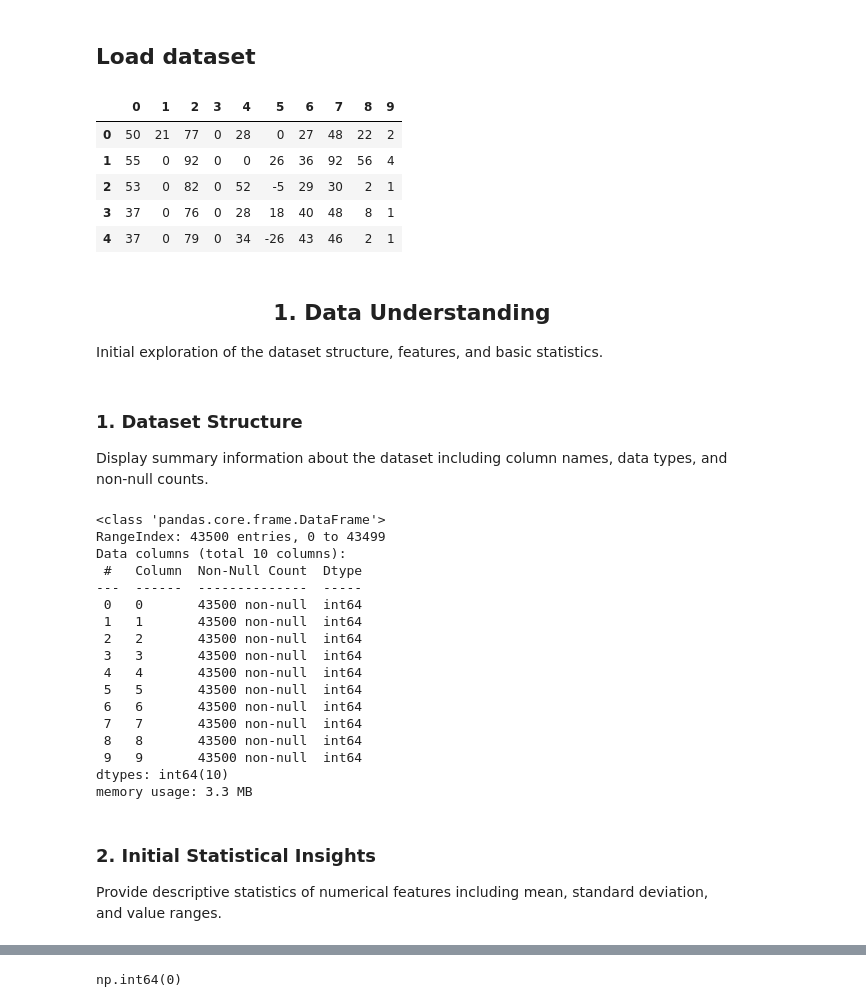
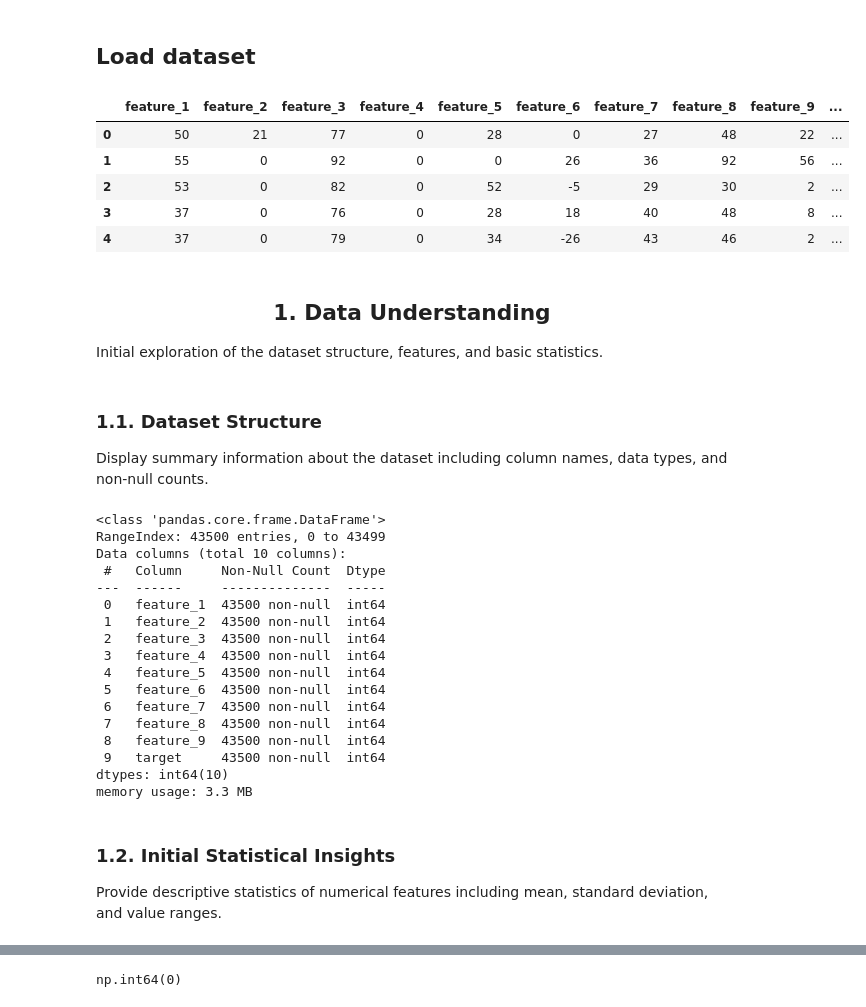
Before and after one commit to Daniyaliranmehr/Neural-Network-Training-Techniques, a Jupyter notebook: notebooks/01_data_preparation.ipynb, the cells around one changed output, grey strips where cells are left out. Saved outputs shown, nothing was run; the diff lists cells and outputs as text; code cells hidden in the pictures.

```diff
--- a/notebooks/01_data_preparation.ipynb
+++ b/notebooks/01_data_preparation.ipynb
@@ -20,20 +24,32 @@ data.delimited_to_csv(
 )
 # %%
 df = pd.read_csv("../data/train.csv", header=None)
+df.columns = [
+    "feature_1",
+    "feature_2",
+    "feature_3",
+    "feature_4",
+    "feature_5",
+    "feature_6",
+    "feature_7",
+    "feature_8",
+    "feature_9",
+    "target",
+]
 df.head()
 # %% [output]
-|  | 0 | 1 | 2 | 3 | 4 | 5 | 6 | 7 | 8 | 9 |
-| 0 | 50 | 21 | 77 | 0 | 28 | 0 | 27 | 48 | 22 | 2 |
-| 1 | 55 | 0 | 92 | 0 | 0 | 26 | 36 | 92 | 56 | 4 |
-| 2 | 53 | 0 | 82 | 0 | 52 | -5 | 29 | 30 | 2 | 1 |
-| 3 | 37 | 0 | 76 | 0 | 28 | 18 | 40 | 48 | 8 | 1 |
-| 4 | 37 | 0 | 79 | 0 | 34 | -26 | 43 | 46 | 2 | 1 |
+|  | feature_1 | feature_2 | feature_3 | feature_4 | feature_5 | feature_6 | feature_7 | feature_8 | feature_9 | ... |
+| 0 | 50 | 21 | 77 | 0 | 28 | 0 | 27 | 48 | 22 | ... |
+| 1 | 55 | 0 | 92 | 0 | 0 | 26 | 36 | 92 | 56 | ... |
+| 2 | 53 | 0 | 82 | 0 | 52 | -5 | 29 | 30 | 2 | ... |
+| 3 | 37 | 0 | 76 | 0 | 28 | 18 | 40 | 48 | 8 | ... |
+| 4 | 37 | 0 | 79 | 0 | 34 | -26 | 43 | 46 | 2 | ... |
 # %% [markdown]
 <h2 align="center">1. Data Understanding</h2>
 
 Initial exploration of the dataset structure, features, and basic statistics.
 # %% [markdown]
-### 1. Dataset Structure
+### 1.1. Dataset Structure
 
 Display summary information about the dataset including column names, data types, and non-null counts.
 # %%
@@ -42,22 +58,22 @@ df.info()
 <class 'pandas.core.frame.DataFrame'>
 RangeIndex: 43500 entries, 0 to 43499
 Data columns (total 10 columns):
- #   Column  Non-Null Count  Dtype
----  ------  --------------  -----
- 0   0       43500 non-null  int64
- 1   1       43500 non-null  int64
- 2   2       43500 non-null  int64
- 3   3       43500 non-null  int64
- 4   4       43500 non-null  int64
- 5   5       43500 non-null  int64
- 6   6       43500 non-null  int64
- 7   7       43500 non-null  int64
- 8   8       43500 non-null  int64
- 9   9       43500 non-null  int64
+ #   Column     Non-Null Count  Dtype
+---  ------     --------------  -----
+ 0   feature_1  43500 non-null  int64
+ 1   feature_2  43500 non-null  int64
+ 2   feature_3  43500 non-null  int64
+ 3   feature_4  43500 non-null  int64
+ 4   feature_5  43500 non-null  int64
+ 5   feature_6  43500 non-null  int64
+ 6   feature_7  43500 non-null  int64
+ 7   feature_8  43500 non-null  int64
+ 8   feature_9  43500 non-null  int64
+ 9   target     43500 non-null  int64
 dtypes: int64(10)
 memory usage: 3.3 MB
 # %% [markdown]
-### 2. Initial Statistical Insights
+### 1.2. Initial Statistical Insights
 Provide descriptive statistics of numerical features including mean, standard deviation, and value ranges.
 # %%
 df.describe()
```
Also changed, not shown: parts of 9 cells of this notebook, 4 other files.
